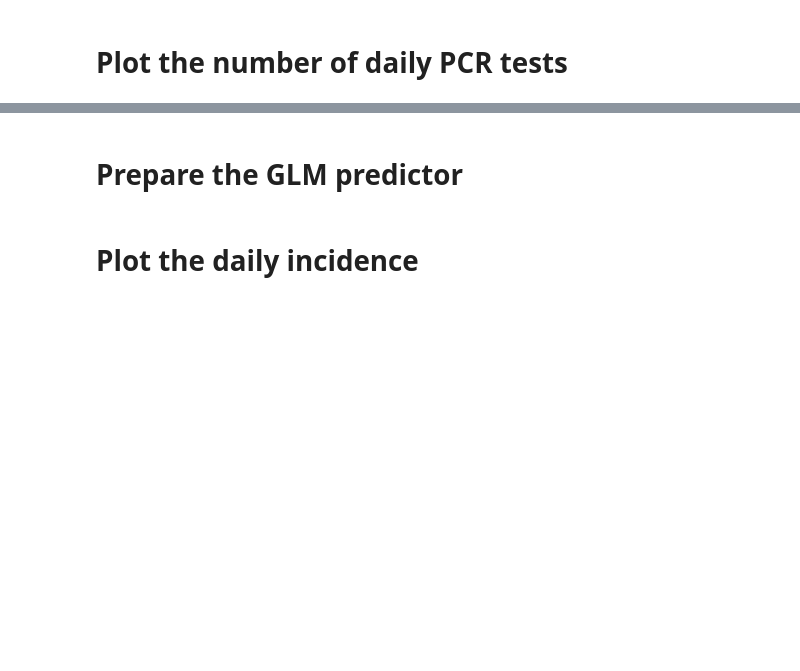
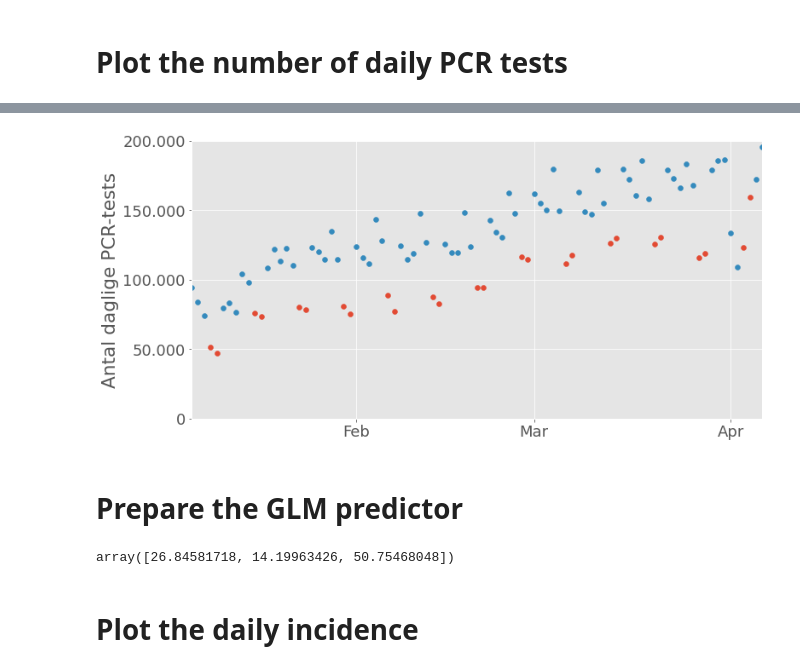
Before and after one commit to RasmusSkytte/IncidenceModel, a Jupyter notebook: Incidens.ipynb, the cells around one changed output, grey strips where cells are left out. Saved outputs shown, nothing was run; the diff lists cells and outputs as text; code cells hidden in the pictures; blank space fills up the shorter version.

Commit message:
Added alternative plot for the daily no. PCR tests

```diff
--- a/Incidens.ipynb
+++ b/Incidens.ipynb
@@ -198,5 +199,48 @@ plt.show()
+# %%
+plt.figure(figsize=(12, 6))
+plt.scatter(t[t.weekday >= 5], T[t.weekday >= 5])
+plt.scatter(t[t.weekday < 5], T[t.weekday < 5])
+
+ax = plt.gca()
+
+months     = mdates.MonthLocator()
+months_fmt = mdates.DateFormatter('%b')
+
+ax.xaxis.set_major_locator(months)
+ax.xaxis.set_major_formatter(months_fmt)
+
+plt.ylabel('Antal daglige PCR-tests')
+plt.ylim(0, 200_000)
+plt.locator_params(axis='y', nbins=6)
+
+ax.get_yaxis().set_major_formatter(
+mpl.ticker.FuncFormatter(lambda x, p: format(int(x), ',').replace(',','.')))
+
+plt.xlim(start_date, end_date)
+
+plt.savefig(f'National_test_counts_{date}_alternative.png')
+plt.show()
+# %% [output]
+[figure, added]
 # %% [markdown]
 # Prepare the GLM predictor
+# %%
+N = 100_000
+dfp = pd.DataFrame([0.55 * np.log(N)], columns=['X'])
+rdfp = ro.conversion.py2rpy(dfp)
+col = 'Næstved'
+df = pd.DataFrame(zip(Tm[col], Pm[col]), columns=['tests', 'pos'], index=t)
+df['X'] = 0.55 * np.log(df['tests'])
+
+ind = pd.date_range(end=end_date, periods=7)
+rdf = ro.conversion.py2rpy(df.loc[ind])
+qpoisson = ro.r.glm('pos ~ 1 + offset(X)', data = rdf, family = ro.r('quasipoisson'))
+fit = ro.r.predict(qpoisson, newdata=rdfp, se_fit=True)[0]
+cov = ro.r.summary(qpoisson)[-1][0]
+
+np.exp(fit + np.array([0, -2, 2]) * np.sqrt(cov))
+# %% [output]
+array([26.84581718, 14.19963426, 50.75468048])
 # %%
 def predict(df, start_date, end_date, N=100_000) :
 
```
Also changed, not shown: parts of 7 cells of this notebook.
